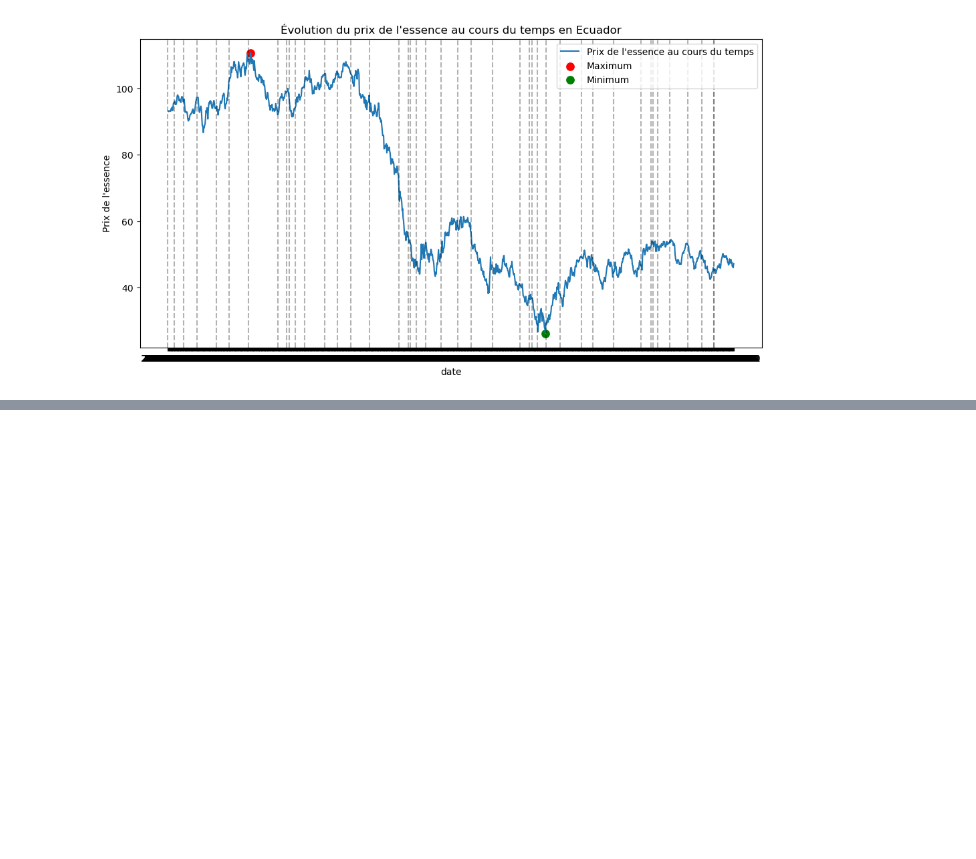
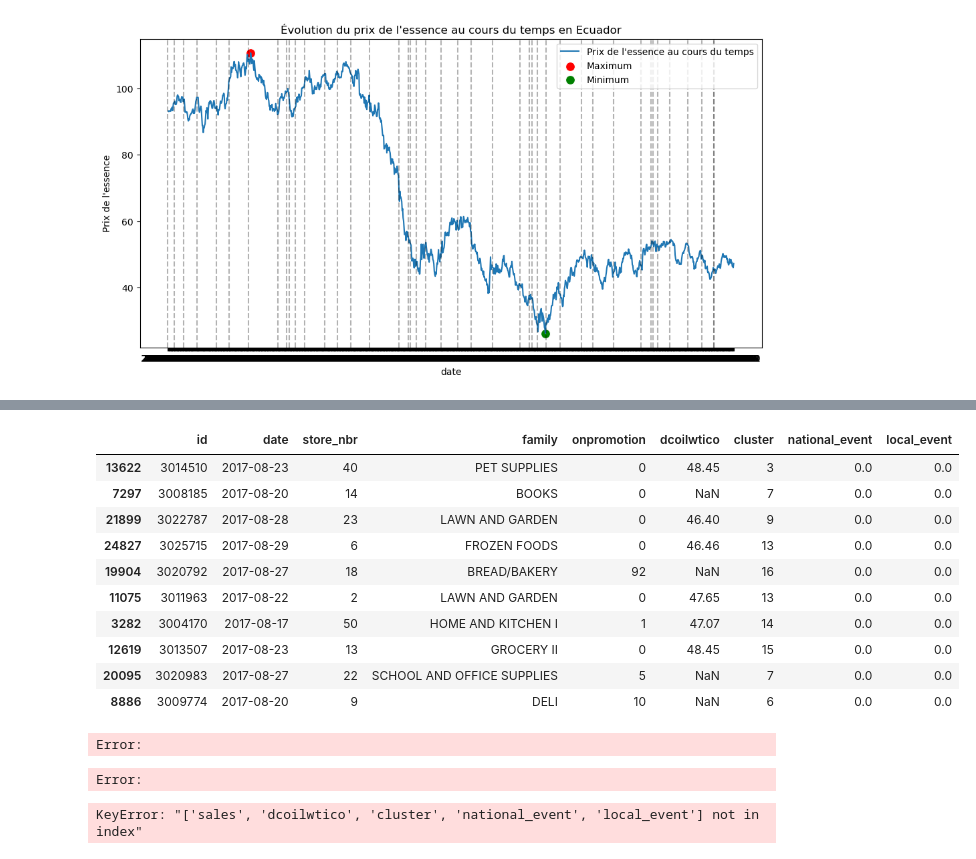
Before and after one commit to AugustinCablant/Learning-ML, a Jupyter notebook: Projects/Store Sales - Time Series Forecasting.ipynb, the cells around one changed output, grey strips where cells are left out. Drawn from its saved outputs; the diff is of its cells as text; code cells hidden in the pictures; blank space fills up the shorter version.

```diff
--- a/Projects/Store Sales - Time Series Forecasting.ipynb
+++ b/Projects/Store Sales - Time Series Forecasting.ipynb
@@ -123,0 +179,71 @@ oil.head(15)
+# %%
+df_t = pd.merge(df_test, transaction[['date','transactions']], on='date', how='left')
+df_t = pd.merge(df_t, oil, on='date', how='left')
+df_t = pd.merge(df_t, store[['city','type','cluster','store_nbr']], on = 'store_nbr', how = 'left')
+
+event = holidays_event.copy()
+event = event.rename({'locale_name':'city'},axis=1)
+event = event.drop(['description','transferred'],axis=1)
+
+event['national_event'] = 0
+event['local_event'] = 0
+
+for i in tqdm(holidays_event.index.to_list()):
+    if holidays_event['locale'][i]=='National':
+        event.loc[i,'national_event'] = 1
+    else:
+        event.loc[i,'local_event'] = 1
+
+event = event.drop('locale',axis=1)
+df_t = pd.merge(df_t,event,on = ['date','city'], how='left')
+df_t['national_event'] = df_t['national_event'].fillna(0)
+df_t['local_event'] = df_t['local_event'].fillna(0)
+
+df_t =df_t.drop(['type_x','type_y','city','transactions'],axis=1)
+df_t.sample(10)
+# %% [output]
+|  | id | date | store_nbr | family | onpromotion | dcoilwtico | cluster | national_event | local_event |
+| 13622 | 3014510 | 2017-08-23 | 40 | PET SUPPLIES | 0 | 48.45 | 3 | 0.0 | 0.0 |
+| 7297 | 3008185 | 2017-08-20 | 14 | BOOKS | 0 | NaN | 7 | 0.0 | 0.0 |
+| 21899 | 3022787 | 2017-08-28 | 23 | LAWN AND GARDEN | 0 | 46.40 | 9 | 0.0 | 0.0 |
+| 24827 | 3025715 | 2017-08-29 | 6 | FROZEN FOODS | 0 | 46.46 | 13 | 0.0 | 0.0 |
+| 19904 | 3020792 | 2017-08-27 | 18 | BREAD/BAKERY | 92 | NaN | 16 | 0.0 | 0.0 |
+| 11075 | 3011963 | 2017-08-22 | 2 | LAWN AND GARDEN | 0 | 47.65 | 13 | 0.0 | 0.0 |
+| 3282 | 3004170 | 2017-08-17 | 50 | HOME AND KITCHEN I | 1 | 47.07 | 14 | 0.0 | 0.0 |
+| 12619 | 3013507 | 2017-08-23 | 13 | GROCERY II | 0 | 48.45 | 15 | 0.0 | 0.0 |
+| 20095 | 3020983 | 2017-08-27 | 22 | SCHOOL AND OFFICE SUPPLIES | 5 | NaN | 7 | 0.0 | 0.0 |
+| 8886 | 3009774 | 2017-08-20 | 9 | DELI | 10 | NaN | 6 | 0.0 | 0.0 |
+# %%
+#df.to_csv('/Users/augustincablant/Desktop/kaggle/df_train.csv')
+df = pd.read_csv('/Users/augustincablant/Desktop/kaggle/df_train.csv')
+df_test = pd.read_csv('datasets/test.csv')
+# %% [output]
+Error:
+Error:
+# %%
+# Sélectionner les features
+features = ['date','store_nbr','sales','onpromotion','dcoilwtico','cluster','national_event','local_event']
+y = 'sales'
+
+# Entraîner le modèle sur chaque famille de produits
+liste_family = []
+liste_models = [LinearRegression(), Lasso(),RandomForestRegressor(random_state=0), GradientBoostingRegressor(random_state=0),DecisionTreeRegressor(random_state=0)]
+
+for product in tqdm(family_products):
+    df_product = df[df['family']==product]
+    X_train, y_train, X_test, y_test = df_product[features], df_product['sales'], df_t[df_t['family']==product][features], df_t[df_test['family']==product]['sales']
+    best_score = 0
+    best_model = 0
+    #Trouver le meilleur modèle parmi ceux sélectionnés
+    for m in liste_models:
+        model = m
+        model.train(X_train,y_train)
+        score = model.score(X_test,y_test)
+        if score > best_score:
+            best_score = score
+            best_model = m
+    liste_family.append([product,best_model,best_score])
+
+resultats = pd.DataFrame(liste_family, columns=['family_product','meilleur modèle', 'score avec ce modèle'])
+# %% [output]
+KeyError: "['sales', 'dcoilwtico', 'cluster', 'national_event', 'local_event'] not in index"
```
Also changed, not shown: parts of 8 cells of this notebook.
